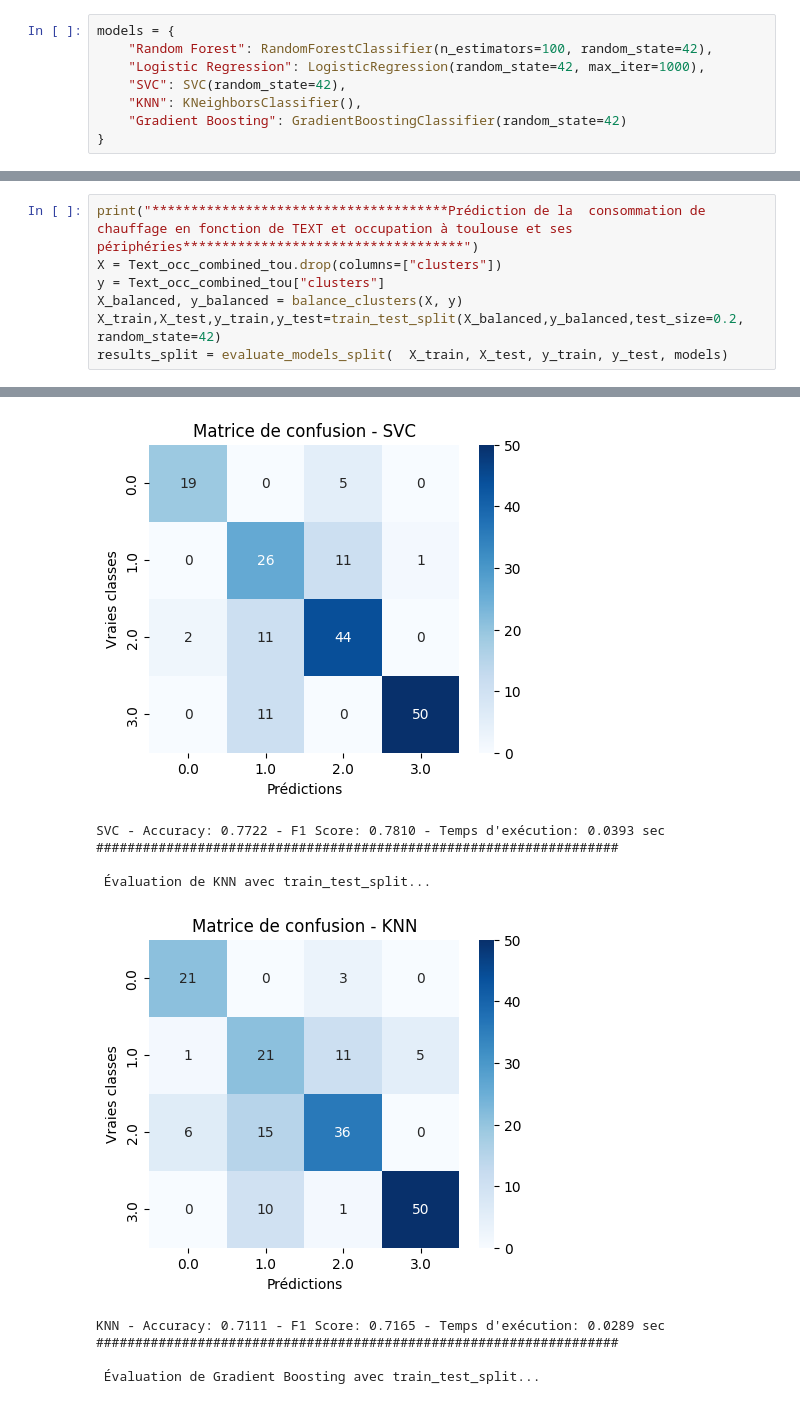
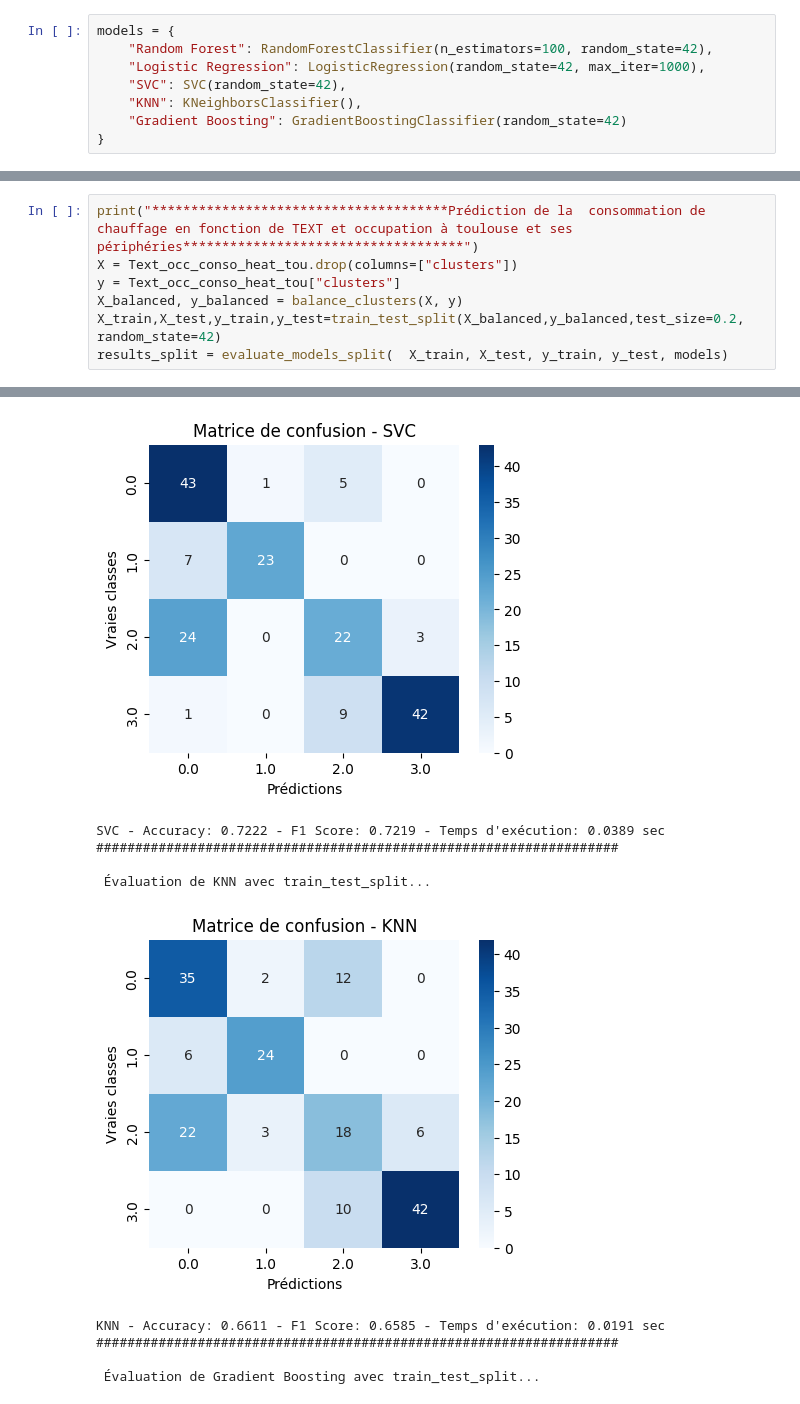
Before and after one commit to toubia-j/stage, a Jupyter notebook: simulated_data2/prediction.ipynb, the cells around one changed output, grey strips where cells are left out. Saved outputs shown, nothing was run; the diff lists cells and outputs as text.

```diff
--- a/simulated_data2/prediction.ipynb
+++ b/simulated_data2/prediction.ipynb
@@ -316,8 +342,8 @@ Gradient Boosting - Accuracy: 0.9041 - F1 Score: 0.9039 - Temps d'exécution: 29
 ###################################################################
 # %%
 print("**************************************Prédiction de la  consommation de  chauffage en fonction de TEXT et occupation à toulouse et ses périphéries************************************")
-X = Text_occ_combined_tou.drop(columns=["clusters"])
-y = Text_occ_combined_tou["clusters"]
+X = Text_occ_conso_heat_tou.drop(columns=["clusters"])
+y = Text_occ_conso_heat_tou["clusters"]
 X_balanced, y_balanced = balance_clusters(X, y)
 X_train,X_test,y_train,y_test=train_test_split(X_balanced,y_balanced,test_size=0.2, random_state=42)
 results_split = evaluate_models_split(  X_train, X_test, y_train, y_test, models)
@@ -342,13 +368,13 @@ Logistic Regression - Accuracy: 0.8333 - F1 Score: 0.8330 - Temps d'exécution:
 ###################################################################
 
  Évaluation de SVC avec train_test_split...
-[figure, old version]
+[figure, new version]
-SVC - Accuracy: 0.7722 - F1 Score: 0.7810 - Temps d'exécution: 0.0393 sec
+SVC - Accuracy: 0.7222 - F1 Score: 0.7219 - Temps d'exécution: 0.0389 sec
 ###################################################################
 
  Évaluation de KNN avec train_test_split...
-[figure, old version]
+[figure, new version]
-KNN - Accuracy: 0.7111 - F1 Score: 0.7165 - Temps d'exécution: 0.0289 sec
+KNN - Accuracy: 0.6611 - F1 Score: 0.6585 - Temps d'exécution: 0.0191 sec
 ###################################################################
 
  Évaluation de Gradient Boosting avec train_test_split...
```
Also changed, not shown: parts of 45 cells of this notebook, 3 other files.
